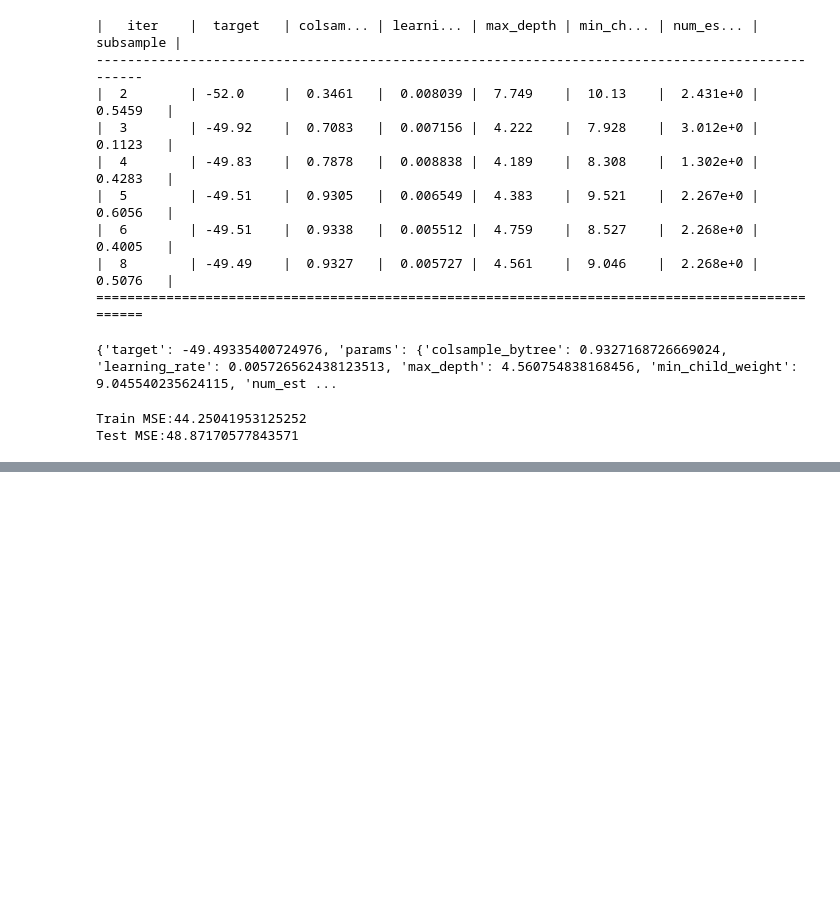
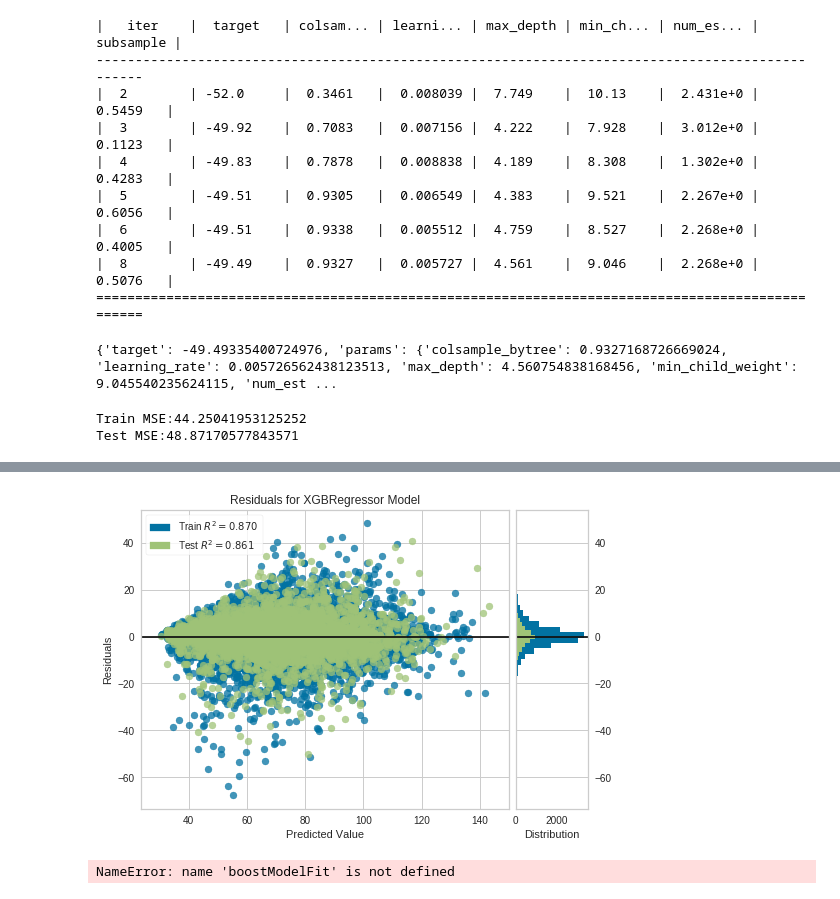
Before and after one commit to wasehahmad/PANSS-Trial-Analysis, a Jupyter notebook: panss_analysis_notebook.ipynb, the cells around one changed output, grey strips where cells are left out. Saved outputs shown, nothing was run; the diff lists cells and outputs as text; code cells hidden in the pictures; blank space fills up the shorter version.

```diff
--- a/panss_analysis_notebook.ipynb
+++ b/panss_analysis_notebook.ipynb
@@ -460,6 +440,18 @@ plt.gca().legend_ = None
+# %%
+from yellowbrick.regressor import ResidualsPlot
+
+visualizer = ResidualsPlot(boostModel)
+
+visualizer.fit(xTrain, pd.Series(yTrain.PANSS_Total)) # Fit the training data to the model
+visualizer.score(xTest, pd.Series(yTest.PANSS_Total))  # Evaluate the model on the test data
+visualizer.poof()                 # Draw/show/poof the data
+# %% [output]
+[figure, added]
 # %%
 
-predictions = boostModel.predict(submissionXDF)
+predictions = boostModelFit.predict(submissionXDF)
 submission = pd.DataFrame(predictions)
 submission['PatientID'] = submissionIDs
 submission.to_csv("forecast_submit_XGB.csv",header=['PANSS_Total','PatientID'])
+# %% [output]
+NameError: name 'boostModelFit' is not defined
```
Also changed, not shown: parts of 18 cells of this notebook.
